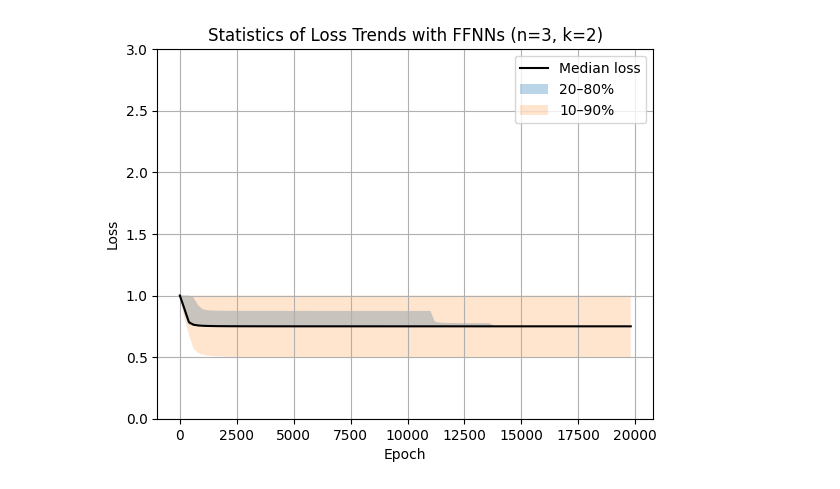
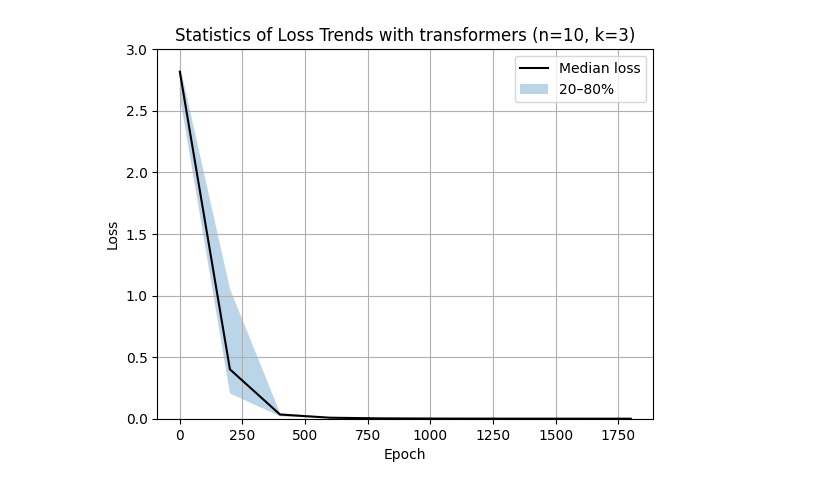
Before and after one commit to Maxcharm/Parity-Learning-Transformer, a Jupyter notebook: playground/training_ffnn.ipynb, the cells around one changed output. Cells and saved outputs as stored; diff of their text form; code cells hidden in the pictures.

```diff
--- a/playground/training_ffnn.ipynb
+++ b/playground/training_ffnn.ipynb
@@ -95,14 +95,14 @@ def plot_loss_percentile(all_losses, interval=200, title="no title"):
 
     epochs = np.arange(losses.shape[1]) * interval  # Scale x-axis
     median = np.median(losses, axis=0)
-    q20 = np.percentile(losses, 20, axis=0)
-    q80 = np.percentile(losses, 80, axis=0)
+    q20 = np.percentile(losses, 25, axis=0)
+    q80 = np.percentile(losses, 75, axis=0)
     q10 = np.percentile(losses, 10, axis=0)
     q90 = np.percentile(losses, 90, axis=0)
 
     plt.plot(epochs, median, color='black', label='Median loss')
     plt.fill_between(epochs, q20, q80, alpha=0.3, label='20–80%')
-    plt.fill_between(epochs, q10, q90, alpha=0.2, label='10–90%')
+    # plt.fill_between(epochs, q10, q90, alpha=0.2, label='10–90%')
 
     plt.xlabel('Epoch')
     plt.ylabel('Loss')
@@ -171,7 +171,7 @@ class Attention(nn.Module):
         A_masked = self.A * self.mask
         Av0 = torch.matmul(self.v0, A_masked)
         scores = torch.matmul(v, Av0.unsqueeze(-1)).squeeze(-1)
-        temperature = 1 / 10
+        temperature = 1 / 5
         scores /= temperature
         attention_weights = F.softmax(scores, dim=-1)
         weighted_sum = torch.matmul(attention_weights.unsqueeze(1), v).squeeze(1)
@@ -232,17 +232,17 @@ def record_loss_trend(model_name, length, k, num_runs = 1000, epochs=10000, inte
     for run in tqdm(range(num_runs)):
         if model_name == parity_NN:
             x, y, _, _, _ = data_generator(30, k, length)
-            model = model_name(2)
+            model = model_name(k)
             attention_params = []
             for i in range(k):
                 attention_params += list(
                     model.attention_heads[i].parameters()
                 )
-            optimizer = torch.optim.Adam(attention_params, lr=4e-3)
+            optimizer = torch.optim.Adam(attention_params, lr=1e-2)
         elif model_name == FFNN:
             x, y, _ = simple_data_generator(k, length)
-            model = FFNN(length, k)
-            optimizer = torch.optim.Adam(model.parameters(), lr = 5e-3)
+            model = FFNN(length, k*2)
+            optimizer = torch.optim.SGD(model.parameters(), lr = 2e-3)
         model.train()
         run_losses = []
 
@@ -252,13 +252,14 @@ def record_loss_trend(model_name, length, k, num_runs = 1000, epochs=10000, inte
             loss = loss_fn(pred, y)
             optimizer.zero_grad()
             loss.backward()
+            loss_sq = squared_fn(pred, y)
             optimizer.step()
 
             if epoch in record_epochs:
-                run_losses.append(loss.item())
+                run_losses.append(loss_sq.item())
         all_losses.append(run_losses)
     return np.array(all_losses)
 # %%
-length = 3
+length = 10
 k = 2
-losses = record_loss_trend(FFNN, length, k, 100, 20000, 200)
+losses = record_loss_trend(parity_NN, length, k, 30, 2000, 200)
@@ -265,4 +268,4 @@ losses = record_loss_trend(FFNN, length, k, 100, 20000, 200)
 # %%
-plot_loss_percentile(losses[:5000], 200, title="Statistics of Loss Trends with FFNNs (n=3, k=2)")
+plot_loss_percentile(losses, 200, title="Statistics of Loss Trends with transformers (n=10, k=3)")
 # %% [output]
-[figure, old version]
+[figure, new version]
```
Also changed, not shown: parts of 6 cells of this notebook, 20 other files.
